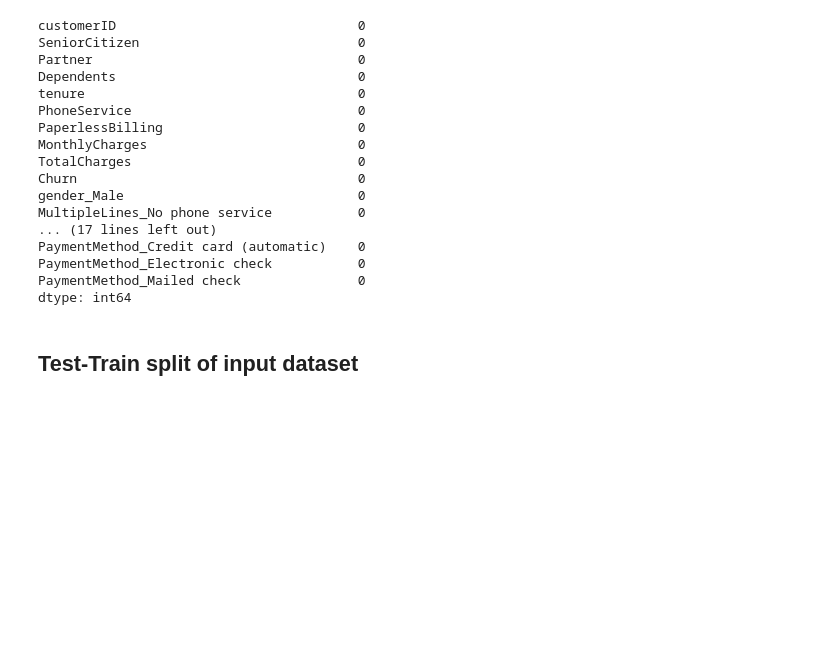
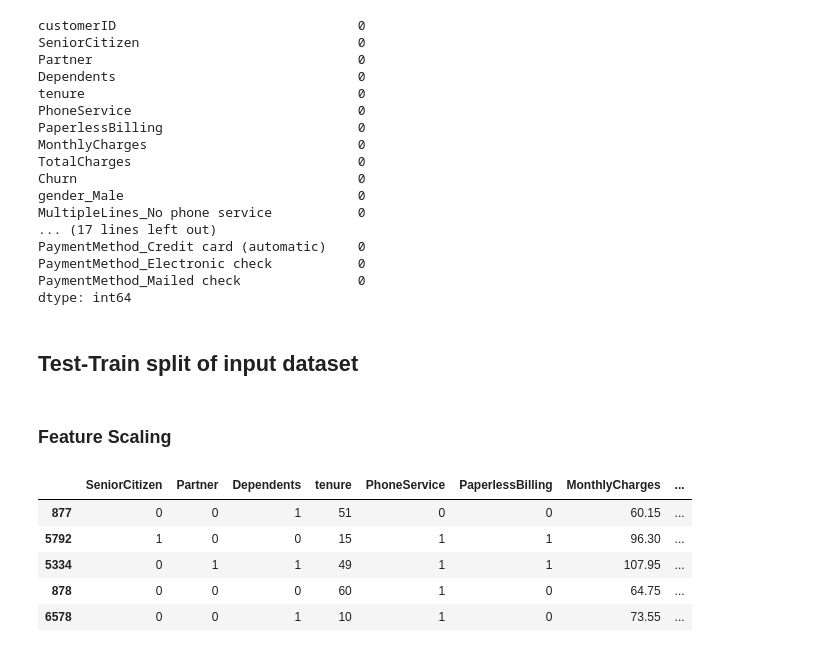
Before and after one commit to asa1997/CarPricePrediction, a Jupyter notebook: Telecom_Customer_Churn/Telecom_CustomerChurn.ipynb, the cells around one changed output. Saved outputs shown, nothing was run; the diff lists cells and outputs as text; code cells hidden in the pictures; blank space fills up the shorter version.

```diff
--- a/Telecom_Customer_Churn/Telecom_CustomerChurn.ipynb
+++ b/Telecom_Customer_Churn/Telecom_CustomerChurn.ipynb
@@ -449,3 +449,5 @@ X = churn_data.drop(['customerID'], axis=1)
 y = X.pop('Churn')
 # %%
 X_train, X_test, y_train, y_test = train_test_split(X, y, train_size=0.7, test_size=0.3, random_state=100)
+# %% [markdown]
+### Feature Scaling
@@ -451,0 +456,9 @@ X_train, X_test, y_train, y_test = train_test_split(X, y, train_size=0.7, test_s
+# %%
+X_train.head()
+# %% [output]
+|  | SeniorCitizen | Partner | Dependents | tenure | PhoneService | PaperlessBilling | MonthlyCharges | ... |
+| 877 | 0 | 0 | 1 | 51 | 0 | 0 | 60.15 | ... |
+| 5792 | 1 | 0 | 0 | 15 | 1 | 1 | 96.30 | ... |
+| 5334 | 0 | 1 | 1 | 49 | 1 | 1 | 107.95 | ... |
+| 878 | 0 | 0 | 0 | 60 | 1 | 0 | 64.75 | ... |
+| 6578 | 0 | 0 | 1 | 10 | 1 | 0 | 73.55 | ... |
```
Also changed, not shown: parts of 15 cells of this notebook.
